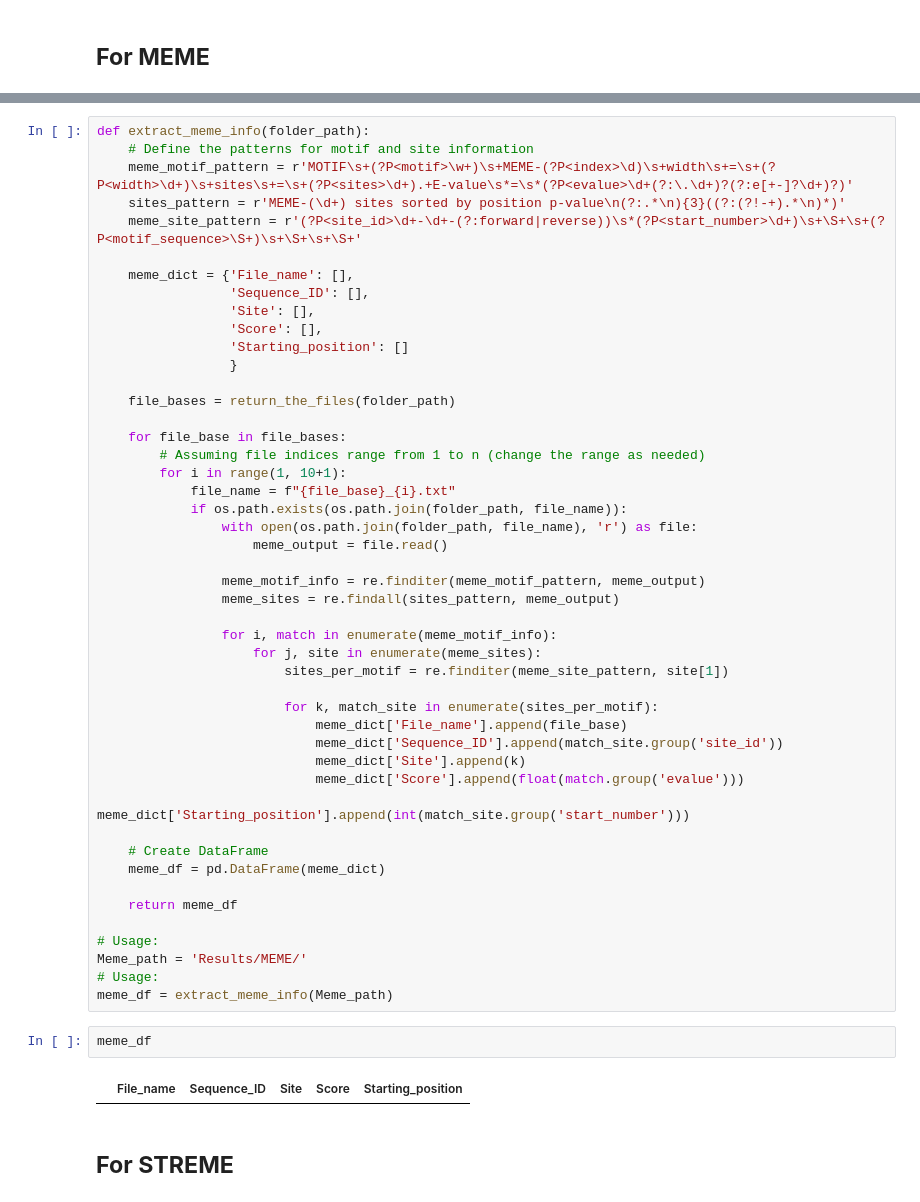
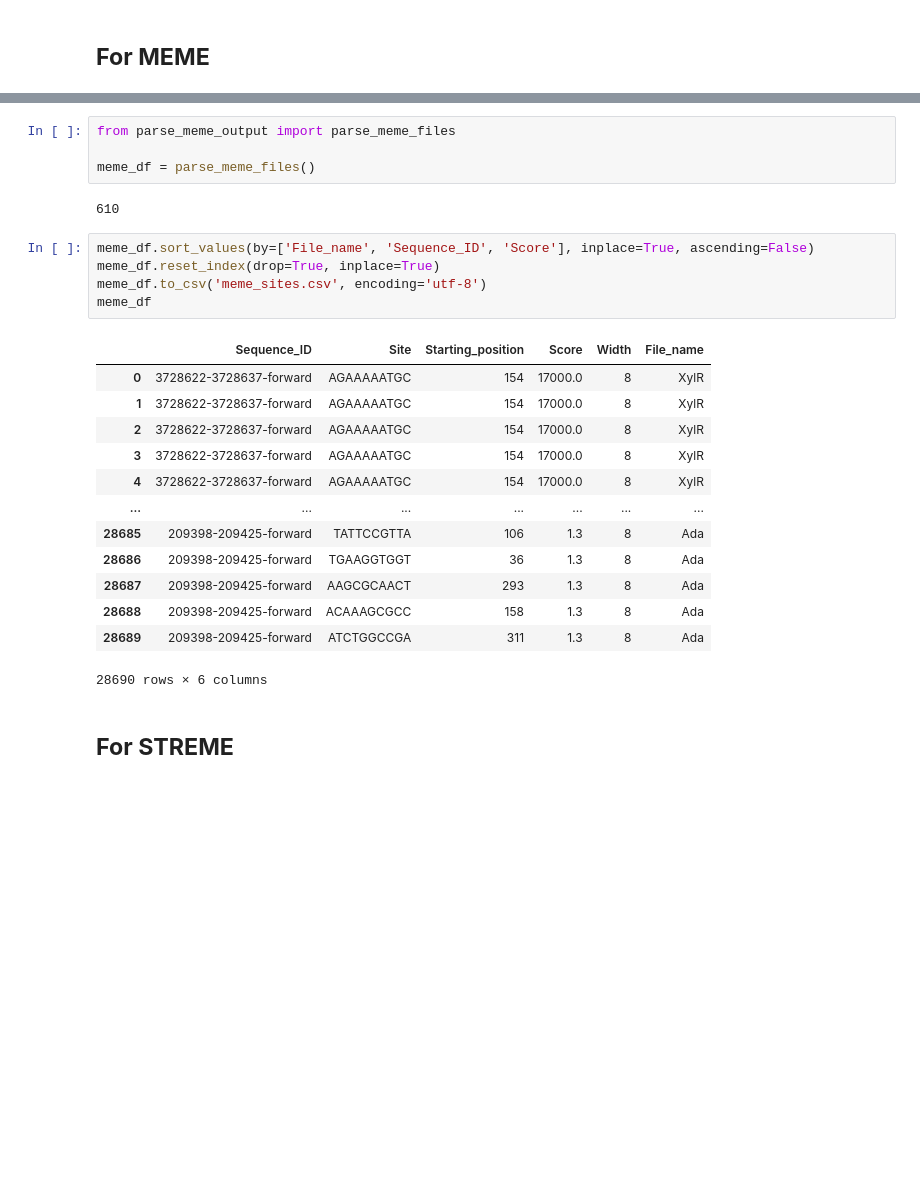
Before and after one commit to SpyrosAlvanakis/Molecular_Algorithms_project, a Jupyter notebook: Regex_for_outputs.ipynb, the cells around one changed output, grey strips where cells are left out. Drawn from its saved outputs; the diff is of its cells as text; blank space fills up the shorter version.

Commit message:
Add parse meme function to the parsing notebook

```diff
--- a/Regex_for_outputs.ipynb
+++ b/Regex_for_outputs.ipynb
@@ -352,54 +243,28 @@ site_df_meme
-# %%
-def extract_meme_info(folder_path):
-    # Define the patterns for motif and site information
-    meme_motif_pattern = r'MOTIF\s+(?P<motif>\w+)\s+MEME-(?P<index>\d)\s+width\s+=\s+(?P<width>\d+)\s+sites\s+=\s+(?P<sites>\d+).+E-value\s*=\s*(?P<evalue>\d+(?:\.\d+)?(?:e[+-]?\d+)?)'
-    sites_pattern = r'MEME-(\d+) sites sorted by position p-value\n(?:.*\n){3}((?:(?!-+).*\n)*)'
-    meme_site_pattern = r'(?P<site_id>\d+-\d+-(?:forward|reverse))\s*(?P<start_number>\d+)\s+\S+\s+(?P<motif_sequence>\S+)\s+\S+\s+\S+'
-
-    meme_dict = {'File_name': [],
-                 'Sequence_ID': [],
-                 'Site': [],
-                 'Score': [],
-                 'Starting_position': []
-                 }
-
-    file_bases = return_the_files(folder_path)
-
-    for file_base in file_bases:
-        # Assuming file indices range from 1 to n (change the range as needed)
-        for i in range(1, 10+1):
-            file_name = f"{file_base}_{i}.txt"
-            if os.path.exists(os.path.join(folder_path, file_name)):
-                with open(os.path.join(folder_path, file_name), 'r') as file:
-                    meme_output = file.read()
-
-                meme_motif_info = re.finditer(meme_motif_pattern, meme_output)
-                meme_sites = re.findall(sites_pattern, meme_output)
-
-                for i, match in enumerate(meme_motif_info):
-                    for j, site in enumerate(meme_sites):
-                        sites_per_motif = re.finditer(meme_site_pattern, site[1])
-
-                        for k, match_site in enumerate(sites_per_motif):
-                            meme_dict['File_name'].append(file_base)
-                            meme_dict['Sequence_ID'].append(match_site.group('site_id'))
-                            meme_dict['Site'].append(k)
-                            meme_dict['Score'].append(float(match.group('evalue')))
-                            meme_dict['Starting_position'].append(int(match_site.group('start_number')))
-
-    # Create DataFrame
-    meme_df = pd.DataFrame(meme_dict)
-
-    return meme_df
-
-# Usage:
-Meme_path = 'Results/MEME/'
-# Usage:
-meme_df = extract_meme_info(Meme_path)
-# %%
-meme_df
-# %% [output]
-|  | File_name | Sequence_ID | Site | Score | Starting_position |
+# %%
+from parse_meme_output import parse_meme_files
+
+meme_df = parse_meme_files()
+# %% [output]
+610
+# %%
+meme_df.sort_values(by=['File_name', 'Sequence_ID', 'Score'], inplace=True, ascending=False)
+meme_df.reset_index(drop=True, inplace=True)
+meme_df.to_csv('meme_sites.csv', encoding='utf-8')
+meme_df
+# %% [output]
+|  | Sequence_ID | Site | Starting_position | Score | Width | File_name |
+| 0 | 3728622-3728637-forward | AGAAAAATGC | 154 | 17000.0 | 8 | XylR |
+| 1 | 3728622-3728637-forward | AGAAAAATGC | 154 | 17000.0 | 8 | XylR |
+| 2 | 3728622-3728637-forward | AGAAAAATGC | 154 | 17000.0 | 8 | XylR |
+| 3 | 3728622-3728637-forward | AGAAAAATGC | 154 | 17000.0 | 8 | XylR |
+| 4 | 3728622-3728637-forward | AGAAAAATGC | 154 | 17000.0 | 8 | XylR |
+| ... | ... | ... | ... | ... | ... | ... |
+| 28685 | 209398-209425-forward | TATTCCGTTA | 106 | 1.3 | 8 | Ada |
+| 28686 | 209398-209425-forward | TGAAGGTGGT | 36 | 1.3 | 8 | Ada |
+| 28687 | 209398-209425-forward | AAGCGCAACT | 293 | 1.3 | 8 | Ada |
+| 28688 | 209398-209425-forward | ACAAAGCGCC | 158 | 1.3 | 8 | Ada |
+| 28689 | 209398-209425-forward | ATCTGGCCGA | 311 | 1.3 | 8 | Ada |
+28690 rows × 6 columns
 # %% [markdown]
 ## **For STREME**
 # %%
```
Also changed, not shown: parts of 5 cells of this notebook.
